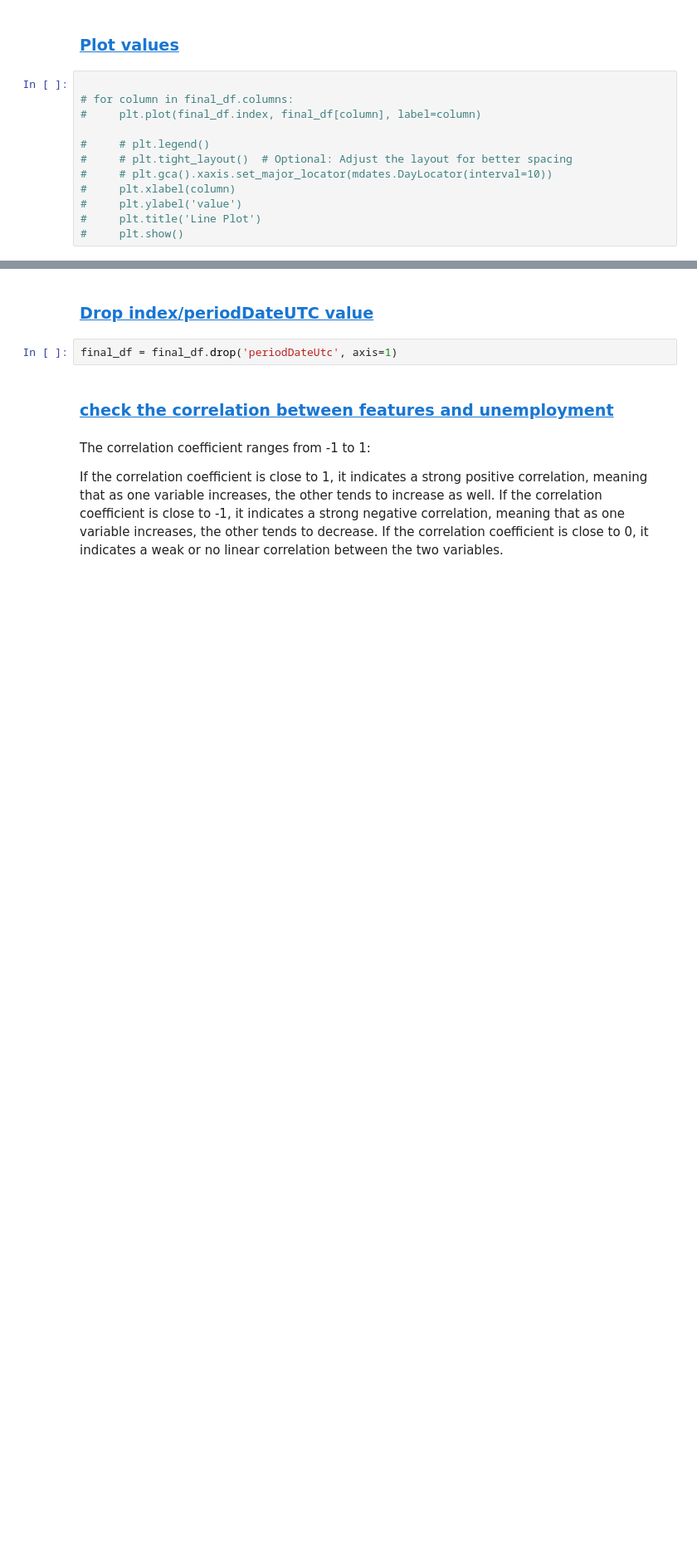
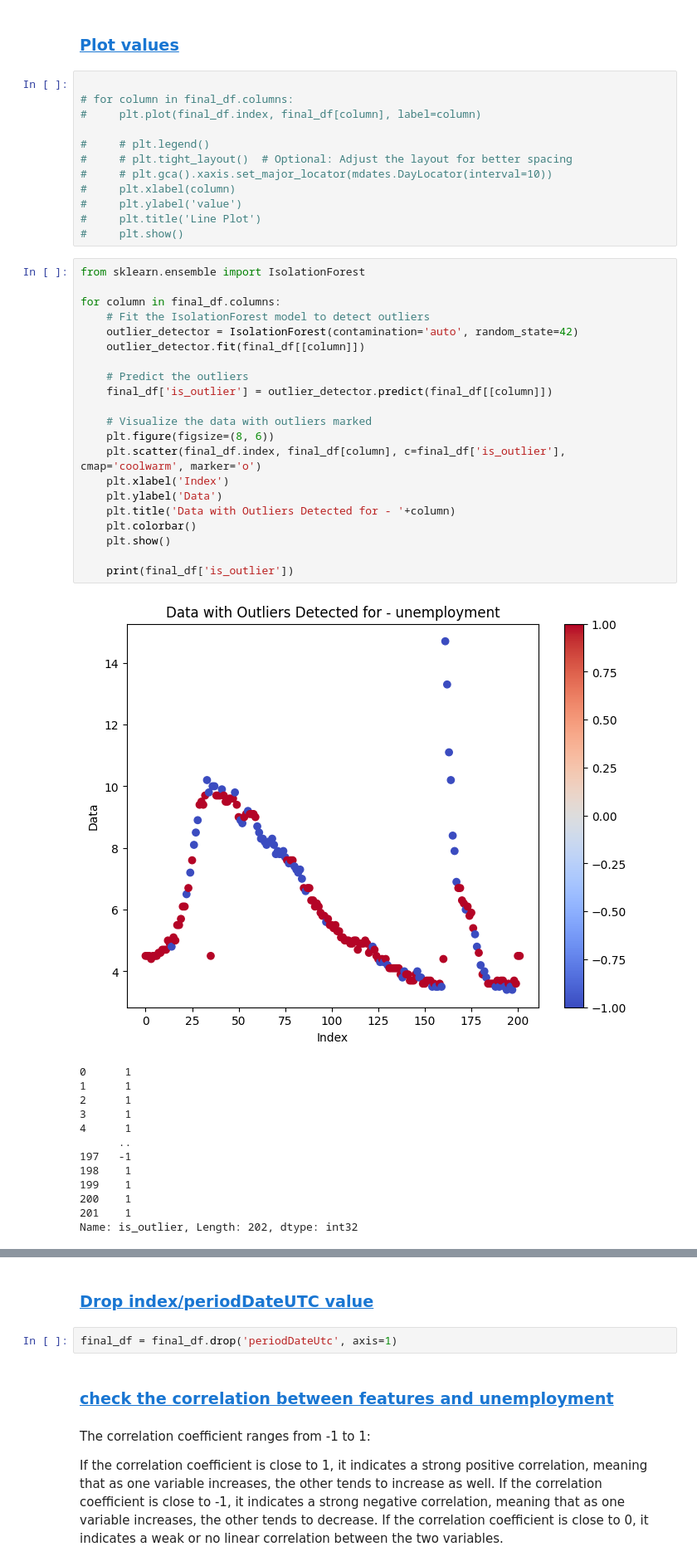
Before and after one commit to Suraj6E/RegressionAnalysis_USD, a Jupyter notebook: DataCleanUP.ipynb, the cells around one changed output, grey strips where cells are left out. Shown at 83% size. Saved outputs shown, nothing was run; the diff lists cells and outputs as text; blank space fills up the shorter version.

```diff
--- a/DataCleanUP.ipynb
+++ b/DataCleanUP.ipynb
@@ -286,3 +286,38 @@ plt.title('Missing value in the dataset');
 #     plt.ylabel('value')
 #     plt.title('Line Plot')
 #     plt.show()
+# %%
+from sklearn.ensemble import IsolationForest
+
+for column in final_df.columns:
+    # Fit the IsolationForest model to detect outliers
+    outlier_detector = IsolationForest(contamination='auto', random_state=42)
+    outlier_detector.fit(final_df[[column]])
+
+    # Predict the outliers
+    final_df['is_outlier'] = outlier_detector.predict(final_df[[column]])
+
+    # Visualize the data with outliers marked
+    plt.figure(figsize=(8, 6))
+    plt.scatter(final_df.index, final_df[column], c=final_df['is_outlier'], cmap='coolwarm', marker='o')
+    plt.xlabel('Index')
+    plt.ylabel('Data')
+    plt.title('Data with Outliers Detected for - '+column)
+    plt.colorbar()
+    plt.show()
+
+    print(final_df['is_outlier'])
+# %% [output]
+[figure, added]
+0      1
+1      1
+2      1
+3      1
+4      1
+      ..
+197   -1
+198    1
+199    1
+200    1
+201    1
+Name: is_outlier, Length: 202, dtype: int32
```
Also changed, not shown: parts of 2 cells of this notebook.
